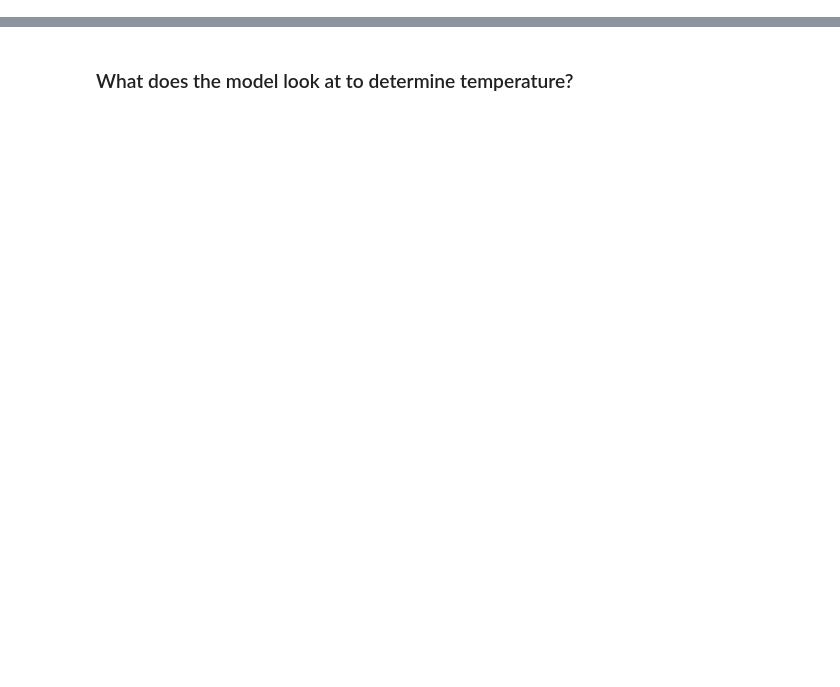
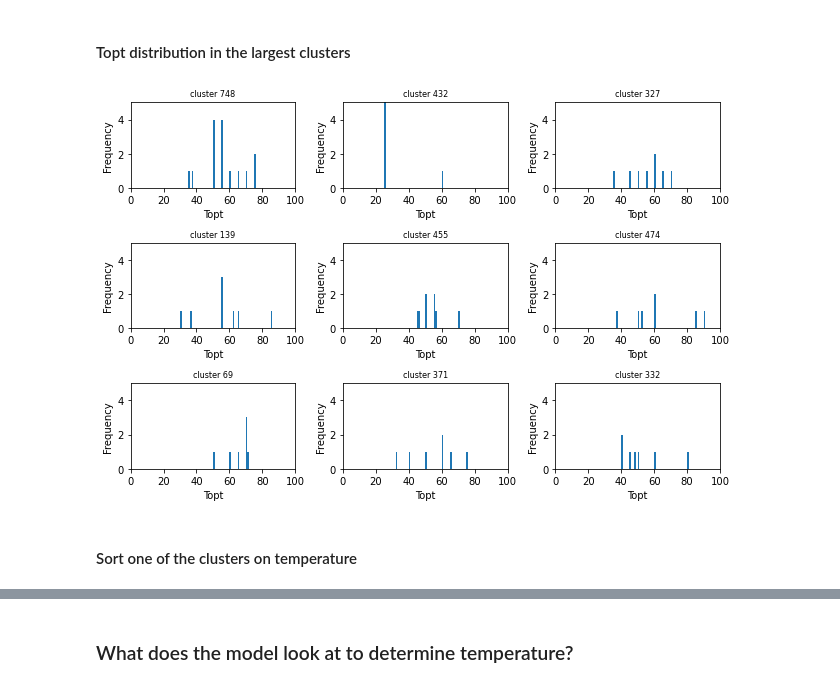
Before and after one commit to EngqvistLab/DeepET_reps, a Jupyter notebook: temperature_analysis.ipynb, the cells around one changed output, grey strips where cells are left out. Saved outputs shown, nothing was run; the diff lists cells and outputs as text; code cells hidden in the pictures; blank space fills up the shorter version.

Commit message:
should have commited a long time ago, lost of changes relating to the temperature analysis

```diff
--- a/temperature_analysis.ipynb
+++ b/temperature_analysis.ipynb
@@ -43,0 +163,20 @@ If using Keras pass *_constraint arguments to layers.
+# %% [markdown]
+#### Topt distribution in the largest clusters
+# %%
+fig = plt.figure(figsize=(9, 6))
+
+
+for i, cluster in enumerate(df_split[df_split.topt.notnull()].cluster.value_counts().nlargest(9).index):
+    plt.subplot(3, 3, i+1)
+    p = plt.hist(df_split[df_split.cluster==cluster].topt, bins=100, range=(0, 100))
+    plt.xlim((0,100))
+    plt.ylim((0, 5))
+    plt.xlabel('Topt')
+    plt.ylabel('Frequency')
+    plt.title('cluster {}'.format(cluster), fontsize=8)
+
+plt.tight_layout()
+# %% [output]
+[figure, added]
+# %% [markdown]
+#### Sort one of the clusters on temperature
```
Also changed, not shown: parts of 53 cells of this notebook, 25 other files.
